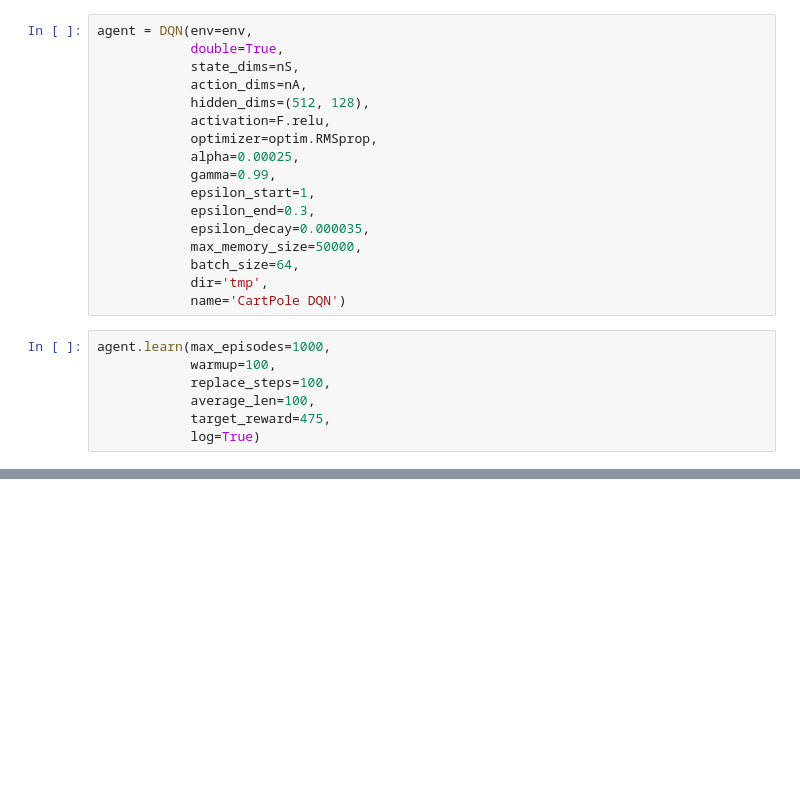
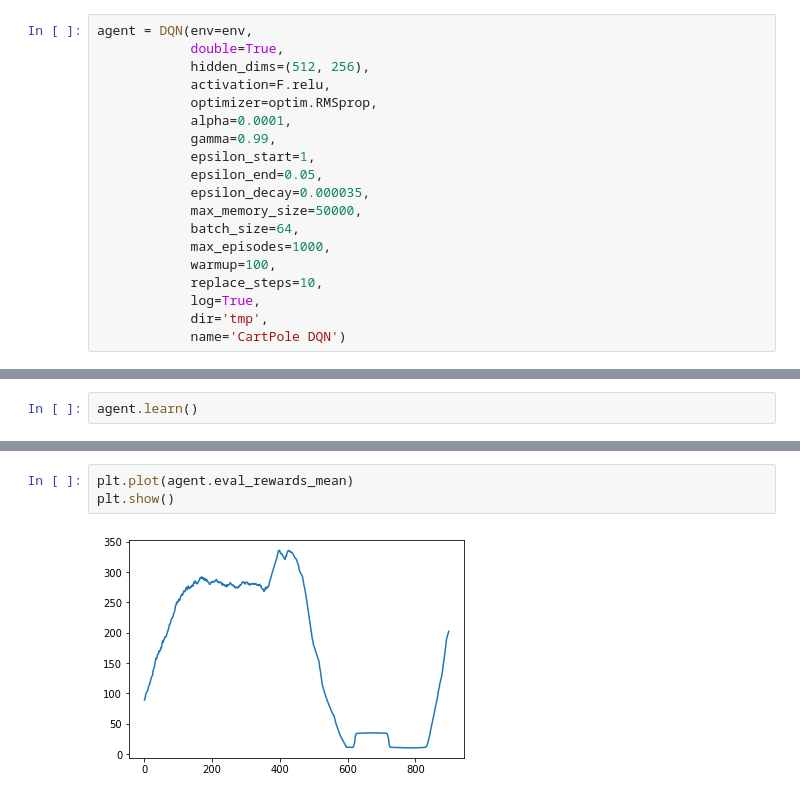
Before and after one commit to IljaAvadiev/RLSimpleBaselines, a Jupyter notebook: 02_dqn.ipynb, the cells around one changed output, grey strips where cells are left out. Saved outputs shown, nothing was run; the diff lists cells and outputs as text; blank space fills up the shorter version.

```diff
--- a/02_dqn.ipynb
+++ b/02_dqn.ipynb
@@ -10,24 +10,19 @@ nA = env.action_space.n
 # %%
 agent = DQN(env=env,
             double=True,
-            state_dims=nS,
-            action_dims=nA,
-            hidden_dims=(512, 128),
+            hidden_dims=(512, 256),
             activation=F.relu,
             optimizer=optim.RMSprop,
-            alpha=0.00025,
+            alpha=0.0001,
             gamma=0.99,
             epsilon_start=1,
-            epsilon_end=0.3,
+            epsilon_end=0.05,
             epsilon_decay=0.000035,
             max_memory_size=50000,
             batch_size=64,
+            max_episodes=1000,
+            warmup=100,
+            replace_steps=10,
+            log=True,
             dir='tmp',
             name='CartPole DQN')
-# %%
-agent.learn(max_episodes=1000,
-            warmup=100,
-            replace_steps=100,
-            average_len=100,
-            target_reward=475,
-            log=True)
@@ -51,0 +29,2 @@ Eval Mean: 431.3
+# %%
+agent.learn()
@@ -51,0 +49,5 @@ Eval Mean: 431.3
+# %%
+plt.plot(agent.eval_rewards_mean)
+plt.show()
+# %% [output]
+[figure, added]
```
Also changed, not shown: parts of 4 cells of this notebook, 1 other file.
